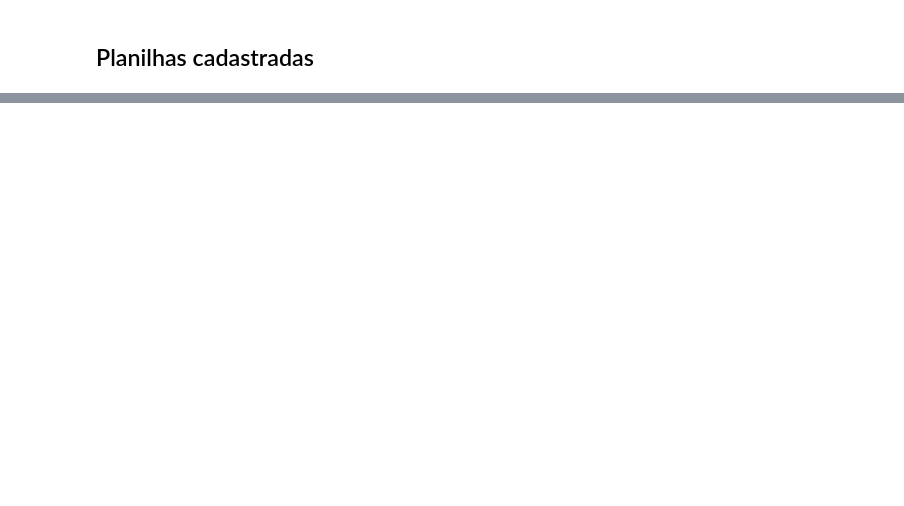
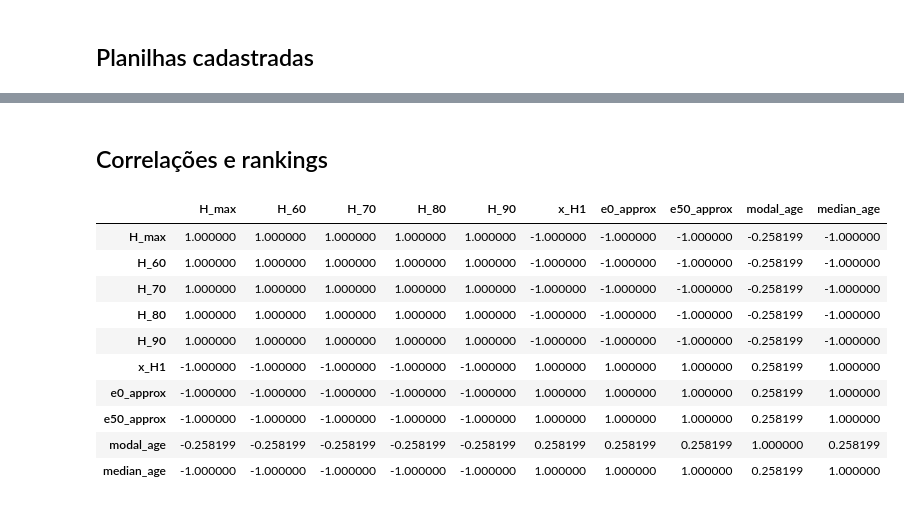
Before and after one commit to ElberSantosF/Alternative_Longevity_Measures, a Jupyter notebook: notebooks/01_local_excel_analysis.ipynb, the cells around one changed output, grey strips where cells are left out. Drawn from its saved outputs; the diff is of its cells as text; code cells hidden in the pictures; blank space fills up the shorter version.

```diff
--- a/notebooks/01_local_excel_analysis.ipynb
+++ b/notebooks/01_local_excel_analysis.ipynb
@@ -47,0 +60,19 @@ indicators
+# %% [markdown]
+## Correlações e rankings
+# %%
+correlations = indicator_correlations(indicators)
+rankings = indicator_rankings(indicators)
+
+correlations
+# %% [output]
+|  | H_max | H_60 | H_70 | H_80 | H_90 | x_H1 | e0_approx | e50_approx | modal_age | median_age |
+| H_max | 1.000000 | 1.000000 | 1.000000 | 1.000000 | 1.000000 | -1.000000 | -1.000000 | -1.000000 | -0.258199 | -1.000000 |
+| H_60 | 1.000000 | 1.000000 | 1.000000 | 1.000000 | 1.000000 | -1.000000 | -1.000000 | -1.000000 | -0.258199 | -1.000000 |
+| H_70 | 1.000000 | 1.000000 | 1.000000 | 1.000000 | 1.000000 | -1.000000 | -1.000000 | -1.000000 | -0.258199 | -1.000000 |
+| H_80 | 1.000000 | 1.000000 | 1.000000 | 1.000000 | 1.000000 | -1.000000 | -1.000000 | -1.000000 | -0.258199 | -1.000000 |
+| H_90 | 1.000000 | 1.000000 | 1.000000 | 1.000000 | 1.000000 | -1.000000 | -1.000000 | -1.000000 | -0.258199 | -1.000000 |
+| x_H1 | -1.000000 | -1.000000 | -1.000000 | -1.000000 | -1.000000 | 1.000000 | 1.000000 | 1.000000 | 0.258199 | 1.000000 |
+| e0_approx | -1.000000 | -1.000000 | -1.000000 | -1.000000 | -1.000000 | 1.000000 | 1.000000 | 1.000000 | 0.258199 | 1.000000 |
+| e50_approx | -1.000000 | -1.000000 | -1.000000 | -1.000000 | -1.000000 | 1.000000 | 1.000000 | 1.000000 | 0.258199 | 1.000000 |
+| modal_age | -0.258199 | -0.258199 | -0.258199 | -0.258199 | -0.258199 | 0.258199 | 0.258199 | 0.258199 | 1.000000 | 0.258199 |
+| median_age | -1.000000 | -1.000000 | -1.000000 | -1.000000 | -1.000000 | 1.000000 | 1.000000 | 1.000000 | 0.258199 | 1.000000 |
```
Also changed, not shown: parts of 14 cells of this notebook, 4 other files.
